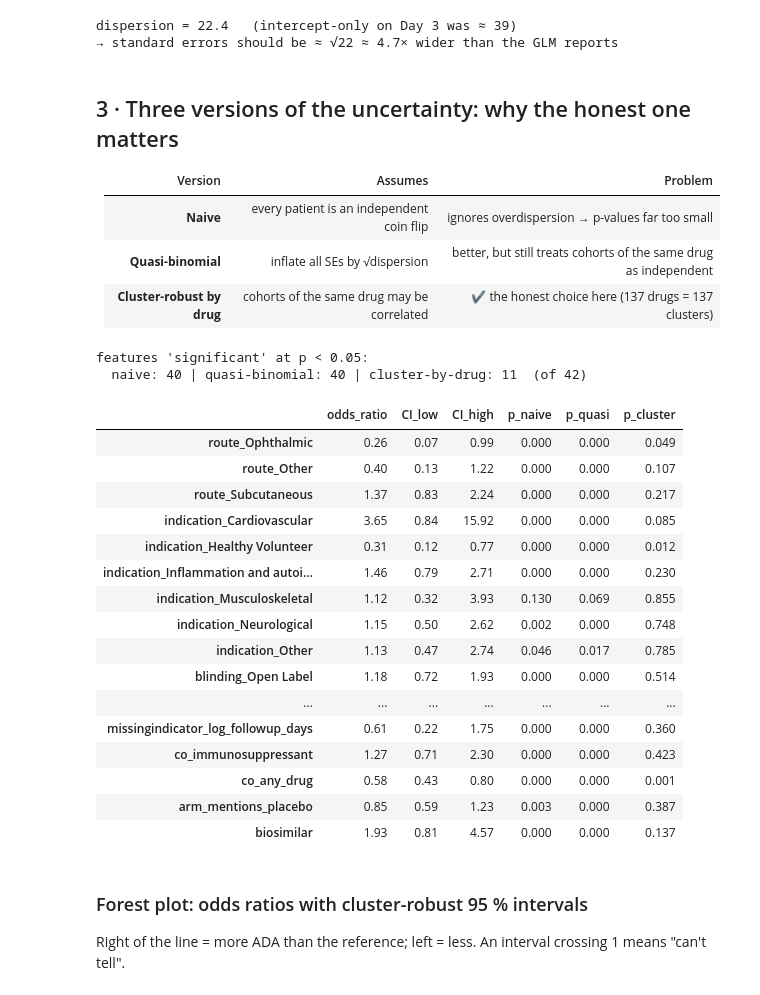
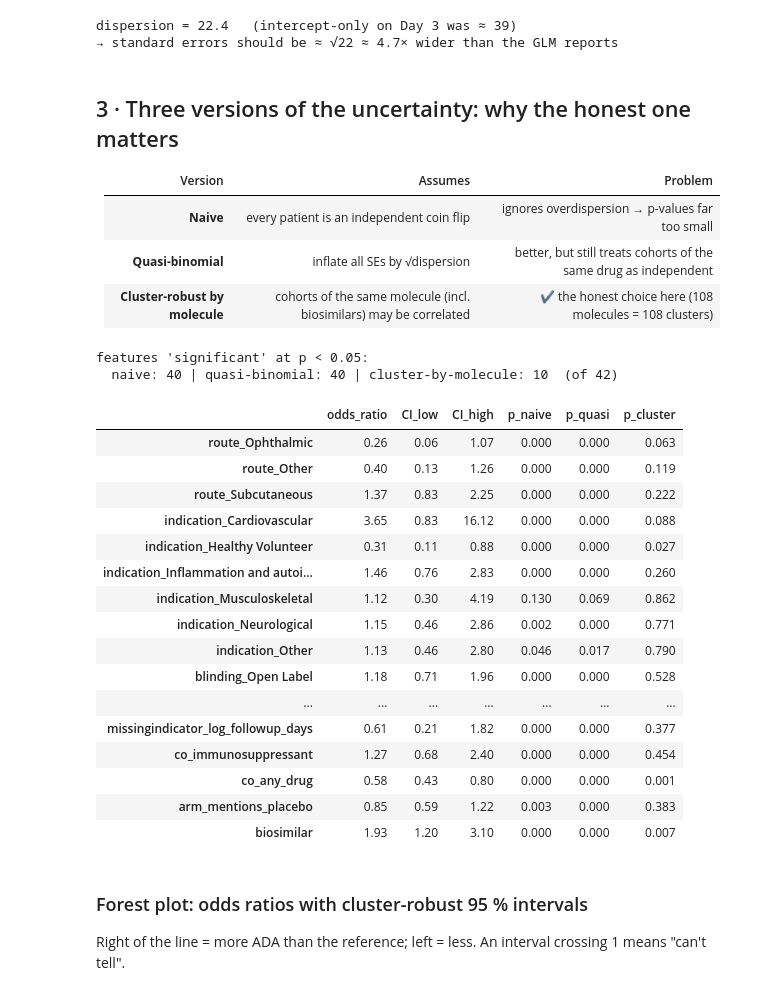
Before and after one commit to shibilshamz/immuno-compass, a Jupyter notebook: notebooks/05_binomial_glm.ipynb, the cells around one changed output. Drawn from its saved outputs; the diff is of its cells as text; code cells hidden in the pictures.

```diff
--- a/notebooks/05_binomial_glm.ipynb
+++ b/notebooks/05_binomial_glm.ipynb
@@ -108,43 +108,43 @@ dispersion = 22.4   (intercept-only on Day 3 was ≈ 39)
 |---|---|---|
 | **Naive** | every patient is an independent coin flip | ignores overdispersion → p-values far too small |
 | **Quasi-binomial** | inflate all SEs by √dispersion | better, but still treats cohorts of the same drug as independent |
-| **Cluster-robust by drug** | cohorts of the same drug may be correlated | ✔ the honest choice here (137 drugs = 137 clusters) |
+| **Cluster-robust by molecule** | cohorts of the same molecule (incl. biosimilars) may be correlated | ✔ the honest choice here (108 molecules = 108 clusters) |
 # %%
 fam = sm.families.Binomial()
 quasi   = sm.GLM(endog, X, family=fam).fit(scale="X2")
-cluster = sm.GLM(endog, X, family=fam).fit(cov_type="cluster", cov_kwds={"groups": pd.factorize(df[im.DRUG])[0]})
+cluster = sm.GLM(endog, X, family=fam).fit(cov_type="cluster", cov_kwds={"groups": pd.factorize(df[im.GROUP])[0]})
 
 ci = cluster.conf_int()
 OR = pd.DataFrame({
     "odds_ratio": np.exp(glm.params),
     "CI_low": np.exp(ci[0]), "CI_high": np.exp(ci[1]),
     "p_naive": glm.pvalues, "p_quasi": quasi.pvalues, "p_cluster": cluster.pvalues,
 }).drop(index="const")
 print("features 'significant' at p < 0.05:")
-print(f"  naive: {(OR.p_naive < .05).sum()} | quasi-binomial: {(OR.p_quasi < .05).sum()} | cluster-by-drug: {(OR.p_cluster < .05).sum()}  (of {len(OR)})")
+print(f"  naive: {(OR.p_naive < .05).sum()} | quasi-binomial: {(OR.p_quasi < .05).sum()} | cluster-by-molecule: {(OR.p_cluster < .05).sum()}  (of {len(OR)})")
 display(OR.style.format({"odds_ratio": "{:.2f}", "CI_low": "{:.2f}", "CI_high": "{:.2f}",
                          "p_naive": "{:.3f}", "p_quasi": "{:.3f}", "p_cluster": "{:.3f}"})
           .apply(lambda r: ["font-weight:bold" if r.p_cluster < .05 else "" for _ in r], axis=1))
 # %% [output]
 features 'significant' at p < 0.05:
-  naive: 40 | quasi-binomial: 40 | cluster-by-drug: 11  (of 42)
+  naive: 40 | quasi-binomial: 40 | cluster-by-molecule: 10  (of 42)
 |  | odds_ratio | CI_low | CI_high | p_naive | p_quasi | p_cluster |
-| route_Ophthalmic | 0.26 | 0.07 | 0.99 | 0.000 | 0.000 | 0.049 |
-| route_Other | 0.40 | 0.13 | 1.22 | 0.000 | 0.000 | 0.107 |
-| route_Subcutaneous | 1.37 | 0.83 | 2.24 | 0.000 | 0.000 | 0.217 |
-| indication_Cardiovascular | 3.65 | 0.84 | 15.92 | 0.000 | 0.000 | 0.085 |
-| indication_Healthy Volunteer | 0.31 | 0.12 | 0.77 | 0.000 | 0.000 | 0.012 |
-| indication_Inflammation and autoi... | 1.46 | 0.79 | 2.71 | 0.000 | 0.000 | 0.230 |
-| indication_Musculoskeletal | 1.12 | 0.32 | 3.93 | 0.130 | 0.069 | 0.855 |
-| indication_Neurological | 1.15 | 0.50 | 2.62 | 0.002 | 0.000 | 0.748 |
-| indication_Other | 1.13 | 0.47 | 2.74 | 0.046 | 0.017 | 0.785 |
-| blinding_Open Label | 1.18 | 0.72 | 1.93 | 0.000 | 0.000 | 0.514 |
+| route_Ophthalmic | 0.26 | 0.06 | 1.07 | 0.000 | 0.000 | 0.063 |
+| route_Other | 0.40 | 0.13 | 1.26 | 0.000 | 0.000 | 0.119 |
+| route_Subcutaneous | 1.37 | 0.83 | 2.25 | 0.000 | 0.000 | 0.222 |
+| indication_Cardiovascular | 3.65 | 0.83 | 16.12 | 0.000 | 0.000 | 0.088 |
+| indication_Healthy Volunteer | 0.31 | 0.11 | 0.88 | 0.000 | 0.000 | 0.027 |
+| indication_Inflammation and autoi... | 1.46 | 0.76 | 2.83 | 0.000 | 0.000 | 0.260 |
+| indication_Musculoskeletal | 1.12 | 0.30 | 4.19 | 0.130 | 0.069 | 0.862 |
+| indication_Neurological | 1.15 | 0.46 | 2.86 | 0.002 | 0.000 | 0.771 |
+| indication_Other | 1.13 | 0.46 | 2.80 | 0.046 | 0.017 | 0.790 |
+| blinding_Open Label | 1.18 | 0.71 | 1.96 | 0.000 | 0.000 | 0.528 |
 | ... | ... | ... | ... | ... | ... | ... |
-| missingindicator_log_followup_days | 0.61 | 0.22 | 1.75 | 0.000 | 0.000 | 0.360 |
-| co_immunosuppressant | 1.27 | 0.71 | 2.30 | 0.000 | 0.000 | 0.423 |
+| missingindicator_log_followup_days | 0.61 | 0.21 | 1.82 | 0.000 | 0.000 | 0.377 |
+| co_immunosuppressant | 1.27 | 0.68 | 2.40 | 0.000 | 0.000 | 0.454 |
 | co_any_drug | 0.58 | 0.43 | 0.80 | 0.000 | 0.000 | 0.001 |
-| arm_mentions_placebo | 0.85 | 0.59 | 1.23 | 0.003 | 0.000 | 0.387 |
-| biosimilar | 1.93 | 0.81 | 4.57 | 0.000 | 0.000 | 0.137 |
+| arm_mentions_placebo | 0.85 | 0.59 | 1.22 | 0.003 | 0.000 | 0.383 |
+| biosimilar | 1.93 | 1.20 | 3.10 | 0.000 | 0.000 | 0.007 |
 # %% [markdown]
 ### Forest plot: odds ratios with cluster-robust 95 % intervals
 Right of the line = more ADA than the reference; left = less. An interval crossing 1 means "can't tell".
```
Also changed, not shown: parts of 10 cells of this notebook, 53 other files.
